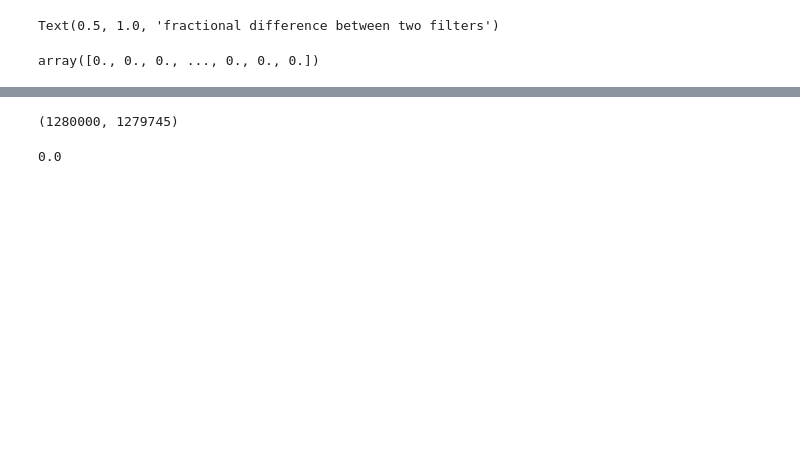
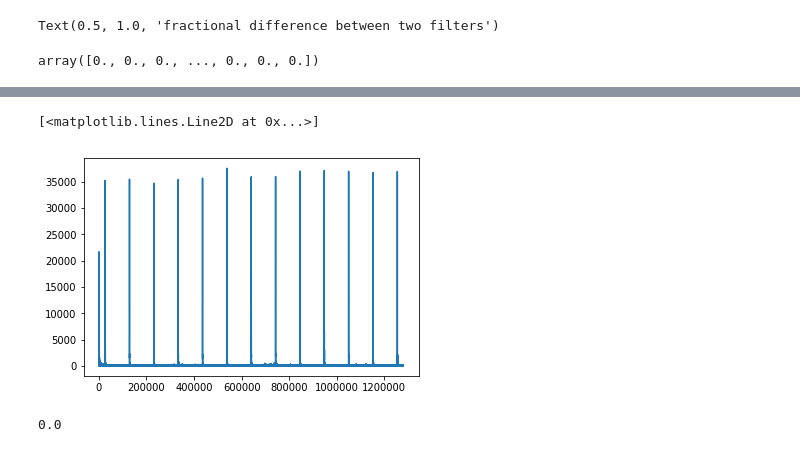
Before and after one commit to saewoonam/gburg-usound, a Jupyter notebook: goertzel.ipynb, the cells around one changed output, grey strips where cells are left out. Cells and saved outputs as stored; diff of their text form; code cells hidden in the pictures; blank space fills up the shorter version.

```diff
--- a/goertzel.ipynb
+++ b/goertzel.ipynb
@@ -511,4 +513,7 @@ def sg_v2(x, k=25*4):
         P = z2*z2 + z1*z1 - c * z1*z2
         Pxx.append(P)
     return np.array(Pxx)
+# %%
+raw = np.fromfile('single_tone_v2.dat', dtype=np.int32)
+x = raw>>14
 # %%
@@ -519,7 +525,10 @@ P 627.8705738478459
-# %%
-len(s2), len(sliding)
-# %% [output]
-(1280000, 1279745)
+# %%
+y = (2*sg_v2(x, k=100))**0.5
+# %%
+plt.plot(y)
+# %% [output]
+[<matplotlib.lines.Line2D at 0x...>]
+[figure, added]
 # %%
 (s2[255:] - sliding).sum()
 # %% [output]
```
Also changed, not shown: parts of 9 cells of this notebook, 2 other files.
